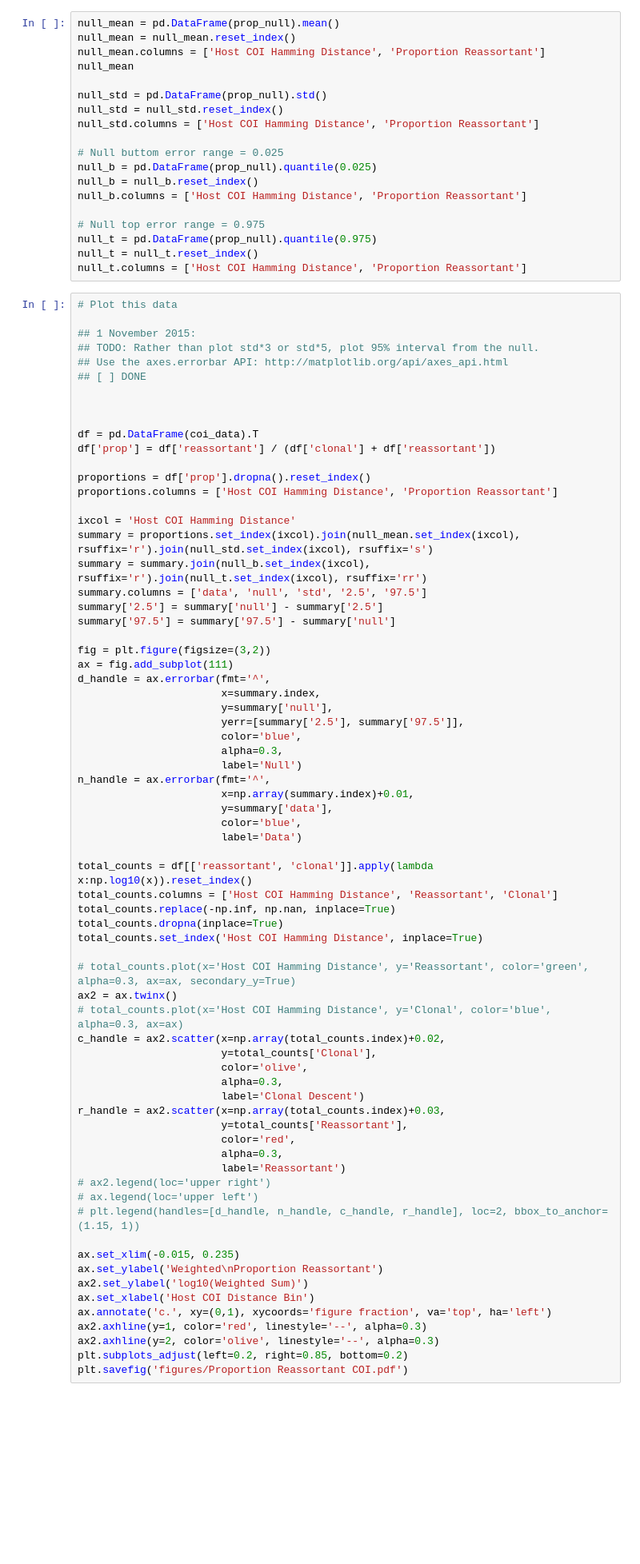
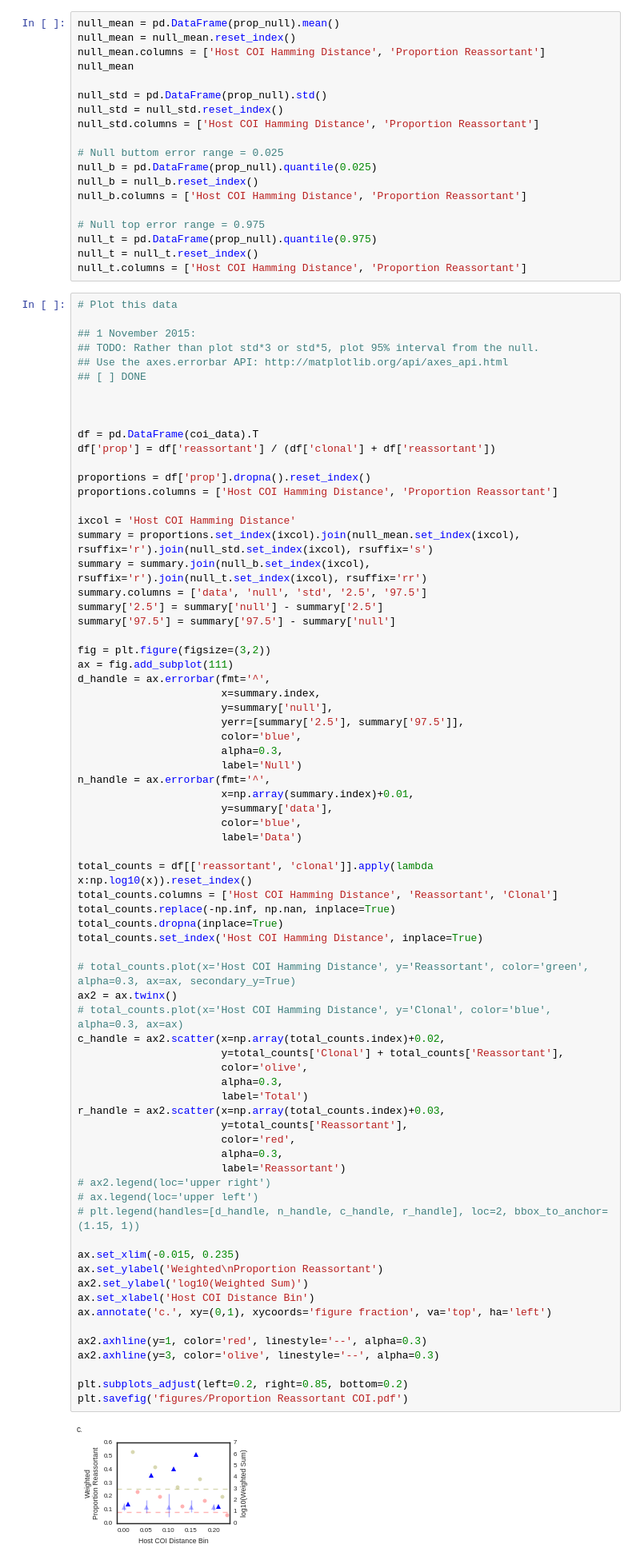
Before and after one commit to ericmjl/influenza-global-reassortment, a Jupyter notebook: Make Figure - Proportion Reassortant.ipynb, the cells around one changed output. Shown at 80% size. Cells and saved outputs as stored; diff of their text form; blank space fills up the shorter version.

Commit message:
changed hlines to 1000 events total

```diff
--- a/Make Figure - Proportion Reassortant.ipynb
+++ b/Make Figure - Proportion Reassortant.ipynb
@@ -757,36 +759,40 @@ n_handle = ax.errorbar(fmt='^',
 
 total_counts = df[['reassortant', 'clonal']].apply(lambda x:np.log10(x)).reset_index()
 total_counts.columns = ['Host COI Hamming Distance', 'Reassortant', 'Clonal']
 total_counts.replace(-np.inf, np.nan, inplace=True)
 total_counts.dropna(inplace=True)
 total_counts.set_index('Host COI Hamming Distance', inplace=True)
 
 # total_counts.plot(x='Host COI Hamming Distance', y='Reassortant', color='green', alpha=0.3, ax=ax, secondary_y=True)
 ax2 = ax.twinx()
 # total_counts.plot(x='Host COI Hamming Distance', y='Clonal', color='blue', alpha=0.3, ax=ax)
 c_handle = ax2.scatter(x=np.array(total_counts.index)+0.02,
-                       y=total_counts['Clonal'],
+                       y=total_counts['Clonal'] + total_counts['Reassortant'],
                        color='olive',
                        alpha=0.3,
-                       label='Clonal Descent')
+                       label='Total')
 r_handle = ax2.scatter(x=np.array(total_counts.index)+0.03,
                        y=total_counts['Reassortant'],
                        color='red',
                        alpha=0.3,
                        label='Reassortant')
 # ax2.legend(loc='upper right')
 # ax.legend(loc='upper left')
 # plt.legend(handles=[d_handle, n_handle, c_handle, r_handle], loc=2, bbox_to_anchor=(1.15, 1))
 
 ax.set_xlim(-0.015, 0.235)
 ax.set_ylabel('Weighted\nProportion Reassortant')
 ax2.set_ylabel('log10(Weighted Sum)')
 ax.set_xlabel('Host COI Distance Bin')
 ax.annotate('c.', xy=(0,1), xycoords='figure fraction', va='top', ha='left')
+
 ax2.axhline(y=1, color='red', linestyle='--', alpha=0.3)
-ax2.axhline(y=2, color='olive', linestyle='--', alpha=0.3)
+ax2.axhline(y=3, color='olive', linestyle='--', alpha=0.3)
+
 plt.subplots_adjust(left=0.2, right=0.85, bottom=0.2)
 plt.savefig('figures/Proportion Reassortant COI.pdf')
+# %% [output]
+[figure, added]
 # %%
 total_counts = df[['reassortant', 'clonal']].apply(lambda x:np.log10(x)).reset_index()
 total_counts.columns = ['Host COI Hamming Distance', 'Reassortant', 'Clonal']
```
Also changed, not shown: parts of 1 cell of this notebook, 2 other files.
